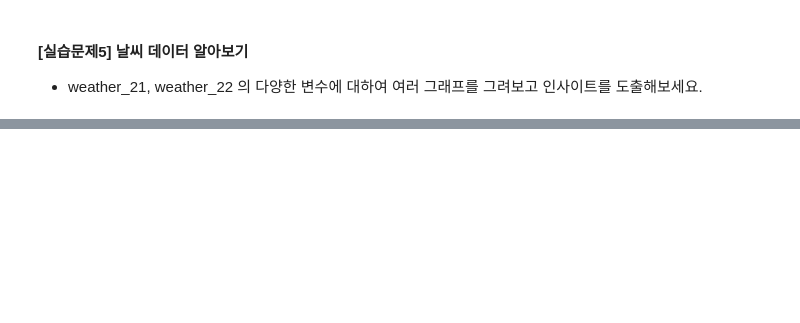
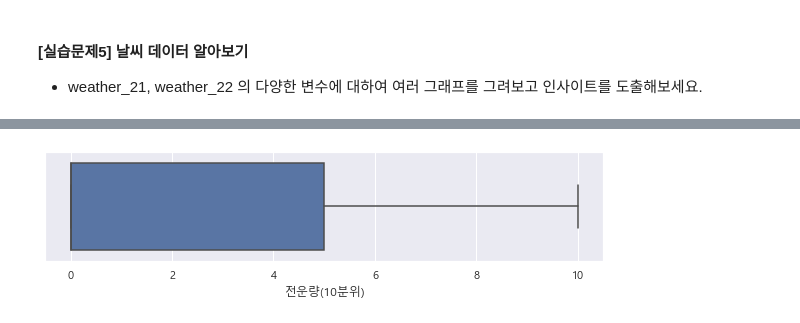
Before and after one commit to cyeongy/kt-aivle, a Jupyter notebook: 미니프로젝트2/미세먼지 실습파일/1. 데이터 불러오기 및 분석(EDA)_2차_미세먼지.ipynb, the cells around one changed output, grey strips where cells are left out. Saved outputs shown, nothing was run; the diff lists cells and outputs as text; code cells hidden in the pictures; blank space fills up the shorter version.

```diff
--- a/미니프로젝트2/미세먼지 실습파일/1. 데이터 불러오기 및 분석(EDA)_2차_미세먼지.ipynb
+++ b/미니프로젝트2/미세먼지 실습파일/1. 데이터 불러오기 및 분석(EDA)_2차_미세먼지.ipynb
@@ -126,0 +1127,6 @@ sns.set(font="Malgun Gothic",#"NanumGothicCoding",
+# %%
+plt.figure(figsize=(10, 2))
+sns.boxplot(x='전운량(10분위)', data=temp)
+plt.show()
+# %% [output]
+[figure, added]
```
Also changed, not shown: parts of 85 cells of this notebook, 2 other files.
